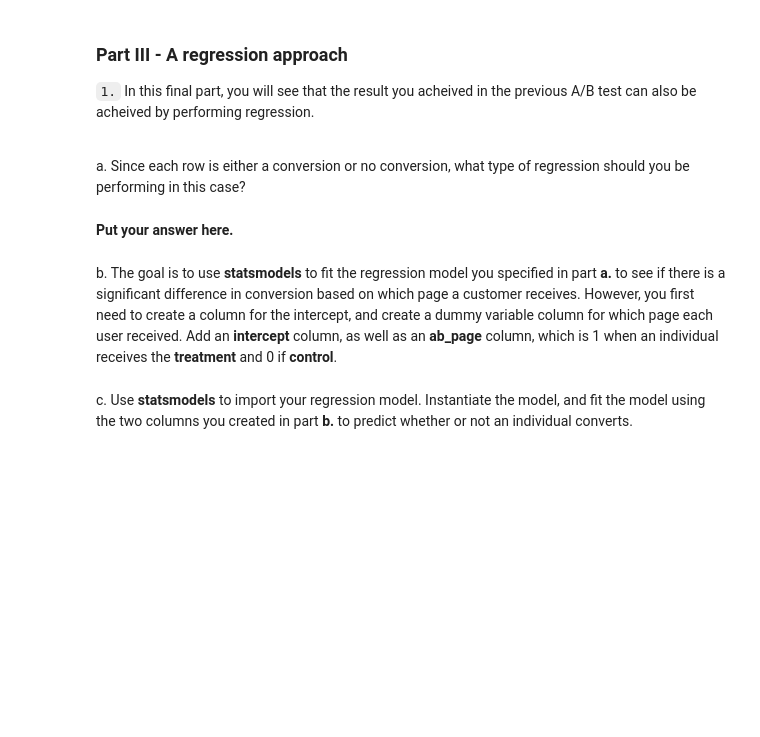
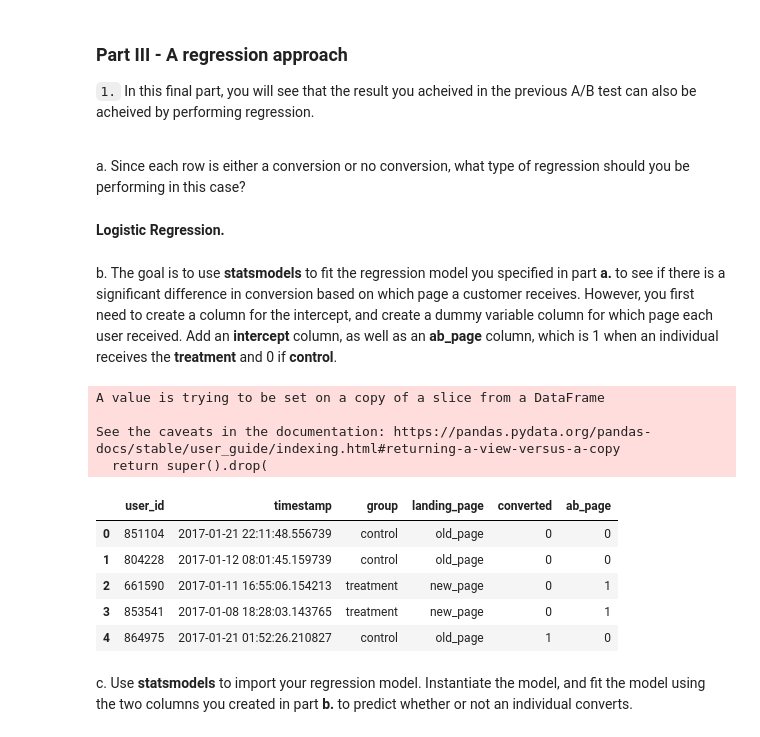
Before and after one commit to omarshoura/Udacity-DAND, a Jupyter notebook: Projects/A-B Testing/Analyze_ab_test_results_notebook.ipynb, the cells around one changed output. Cells and saved outputs as stored; diff of their text form; code cells hidden in the pictures; blank space fills up the shorter version.

```diff
--- a/Projects/A-B Testing/Analyze_ab_test_results_notebook.ipynb
+++ b/Projects/A-B Testing/Analyze_ab_test_results_notebook.ipynb
@@ -296,9 +305,24 @@ n. What do the z-score and p-value you computed in the previous question mean fo
 `1.` In this final part, you will see that the result you acheived in the previous A/B test can also be acheived by performing regression.<br><br>
 
 a. Since each row is either a conversion or no conversion, what type of regression should you be performing in this case?
-# %% [markdown]
-**Put your answer here.**
+# %% [markdown]
+**Logistic Regression.**
 # %% [markdown]
 b. The goal is to use **statsmodels** to fit the regression model you specified in part **a.** to see if there is a significant difference in conversion based on which page a customer receives.  However, you first need to create a column for the intercept, and create a dummy variable column for which page each user received.  Add an **intercept** column, as well as an **ab_page** column, which is 1 when an individual receives the **treatment** and 0 if **control**.
+# %%
+df2[['treatment','ab_page']]=pd.get_dummies(df2['group'])
+df2.drop('treatment',axis=1,inplace=True)
+df2.head()
+# %% [output]
+A value is trying to be set on a copy of a slice from a DataFrame
+
+See the caveats in the documentation: https://pandas.pydata.org/pandas-docs/stable/user_guide/indexing.html#returning-a-view-versus-a-copy
+  return super().drop(
+|  | user_id | timestamp | group | landing_page | converted | ab_page |
+| 0 | 851104 | 2017-01-21 22:11:48.556739 | control | old_page | 0 | 0 |
+| 1 | 804228 | 2017-01-12 08:01:45.159739 | control | old_page | 0 | 0 |
+| 2 | 661590 | 2017-01-11 16:55:06.154213 | treatment | new_page | 0 | 1 |
+| 3 | 853541 | 2017-01-08 18:28:03.143765 | treatment | new_page | 0 | 1 |
+| 4 | 864975 | 2017-01-21 01:52:26.210827 | control | old_page | 1 | 0 |
 # %% [markdown]
 c. Use **statsmodels** to import your regression model.  Instantiate the model, and fit the model using the two columns you created in part **b.** to predict whether or not an individual converts.
```
Also changed, not shown: parts of 21 cells of this notebook, 2 other files.
